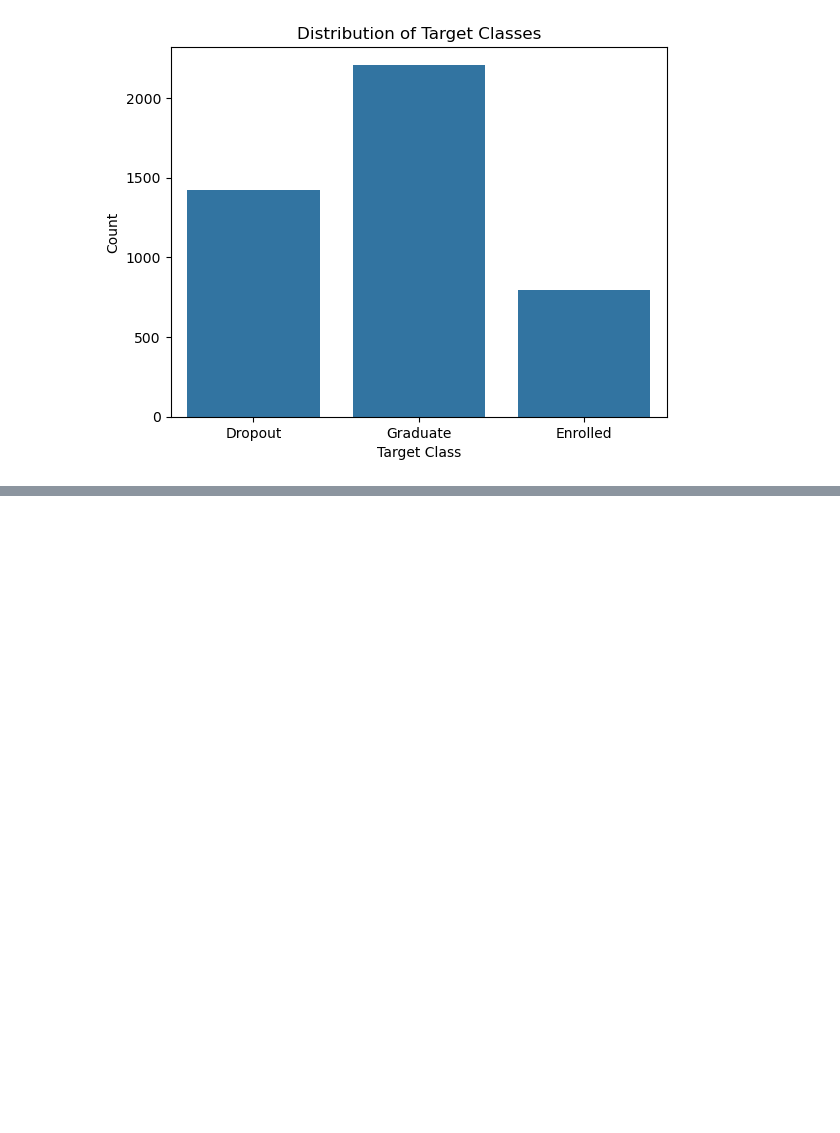
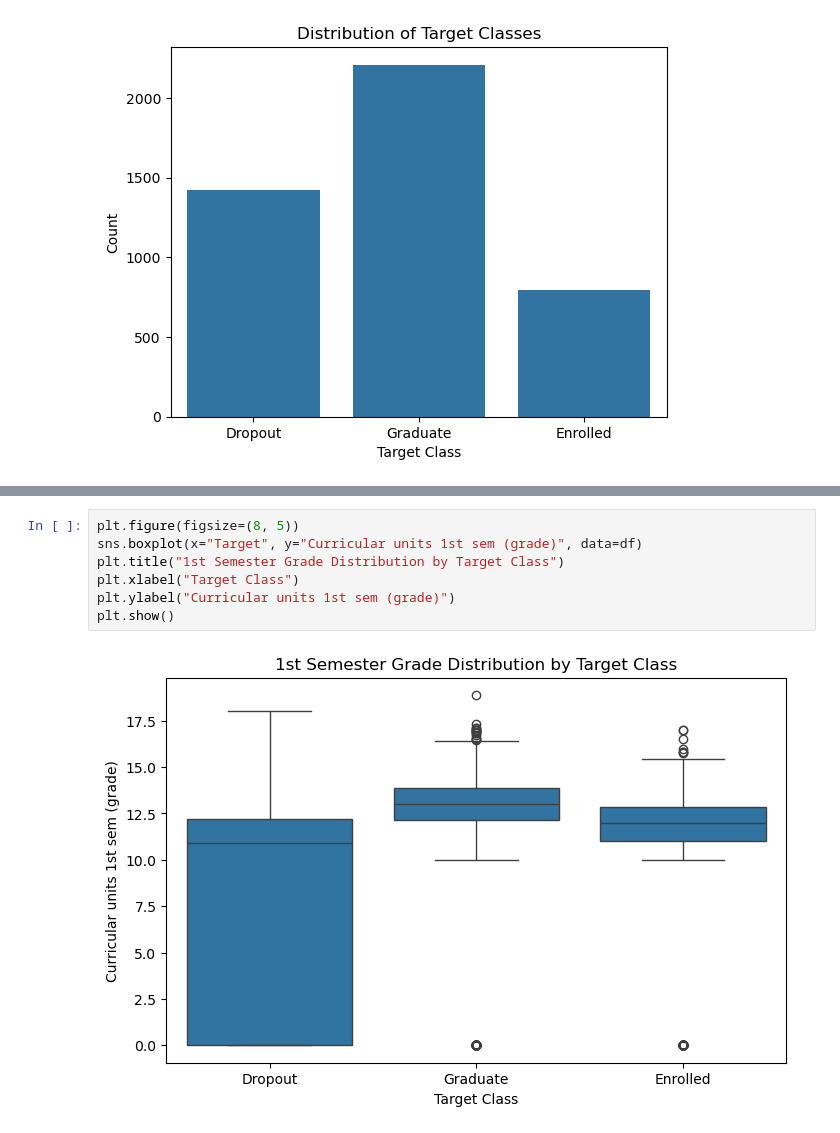
Before and after one commit to Jpuirgn/ML_student_risk_prediction, a Jupyter notebook: notebooks/student_risk_prediction.ipynb, the cells around one changed output, grey strips where cells are left out. Saved outputs shown, nothing was run; the diff lists cells and outputs as text; blank space fills up the shorter version.

```diff
--- a/notebooks/student_risk_prediction.ipynb
+++ b/notebooks/student_risk_prediction.ipynb
@@ -405,0 +428,9 @@ Name: count, dtype: int64
+# %%
+plt.figure(figsize=(8, 5))
+sns.boxplot(x="Target", y="Curricular units 1st sem (grade)", data=df)
+plt.title("1st Semester Grade Distribution by Target Class")
+plt.xlabel("Target Class")
+plt.ylabel("Curricular units 1st sem (grade)")
+plt.show()
+# %% [output]
+[figure, added]
```
Also changed, not shown: parts of 8 cells of this notebook, 1 other file.
